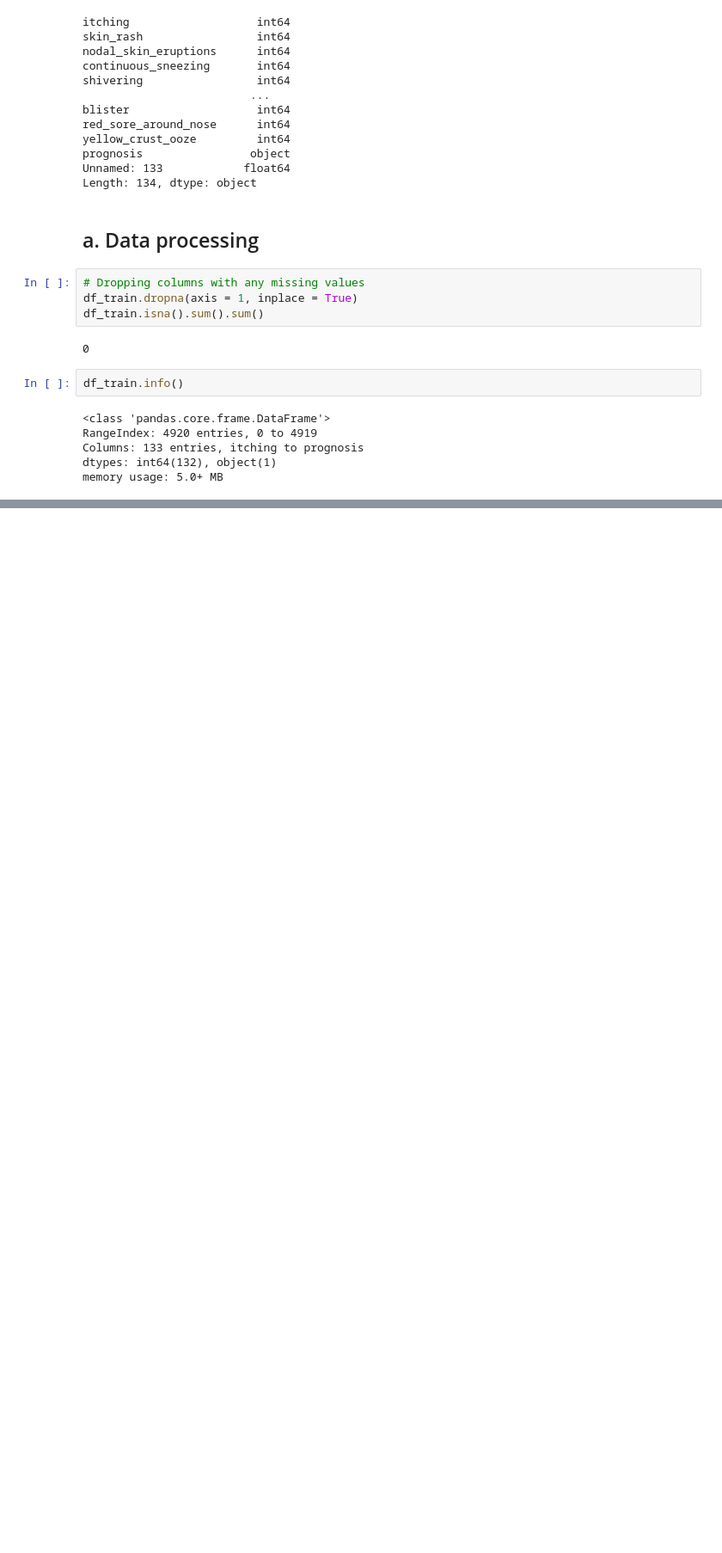
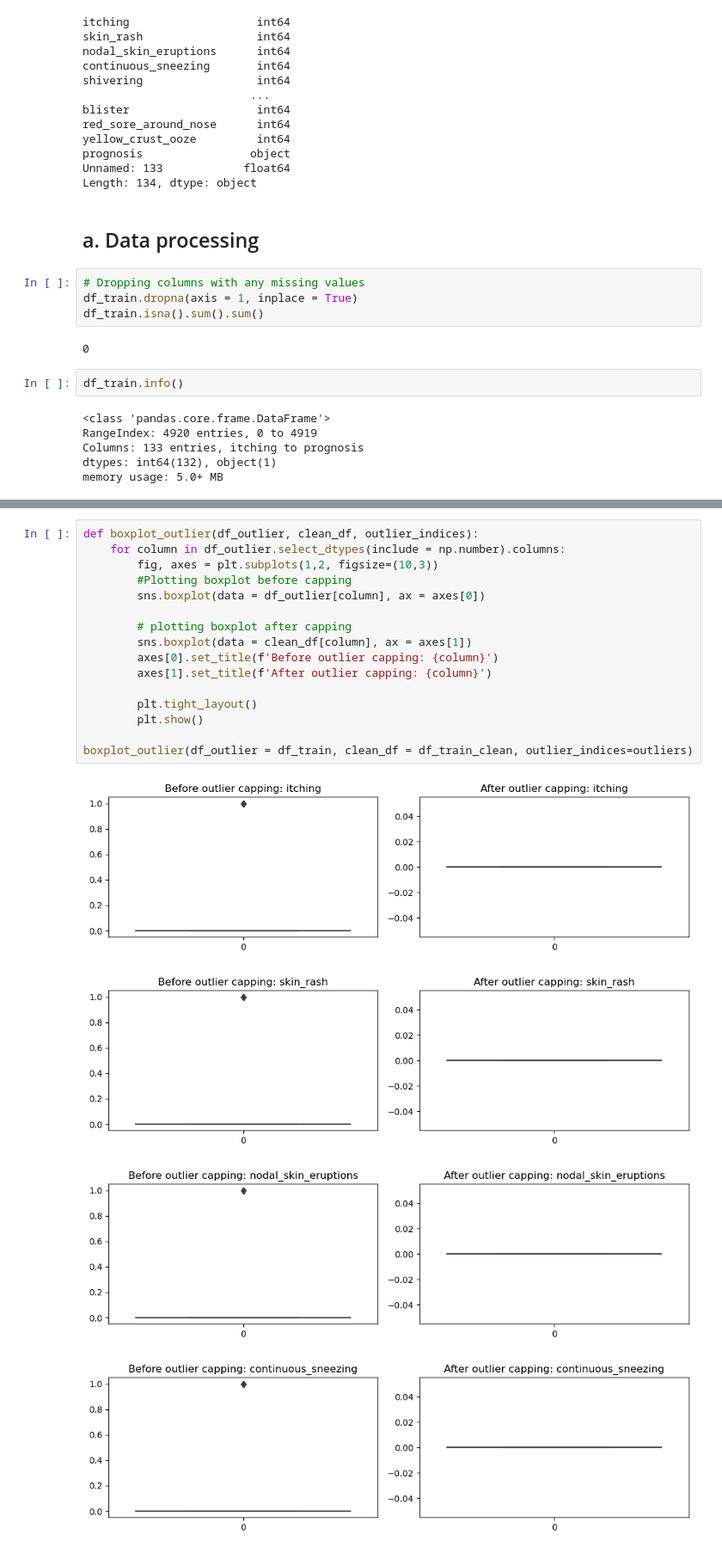
Before and after one commit to Douglaskhembo/Disease_prediction_model, a Jupyter notebook: disease_prediction.ipynb, the cells around one changed output, grey strips where cells are left out. Shown at 86% size. Saved outputs shown, nothing was run; the diff lists cells and outputs as text; blank space fills up the shorter version.

```diff
--- a/disease_prediction.ipynb
+++ b/disease_prediction.ipynb
@@ -127,0 +167,21 @@ plt.show()
+# %%
+def boxplot_outlier(df_outlier, clean_df, outlier_indices):
+    for column in df_outlier.select_dtypes(include = np.number).columns:
+        fig, axes = plt.subplots(1,2, figsize=(10,3))
+        #Plotting boxplot before capping
+        sns.boxplot(data = df_outlier[column], ax = axes[0])
+
+        # plotting boxplot after capping
+        sns.boxplot(data = clean_df[column], ax = axes[1])
+        axes[0].set_title(f'Before outlier capping: {column}')
+        axes[1].set_title(f'After outlier capping: {column}')
+
+        plt.tight_layout()
+        plt.show()
+
+boxplot_outlier(df_outlier = df_train, clean_df = df_train_clean, outlier_indices=outliers)
+# %% [output]
+[figure, added]
+[figure, added]
+[figure, added]
+[figure, added]
```
Also changed, not shown: parts of 7 cells of this notebook.
